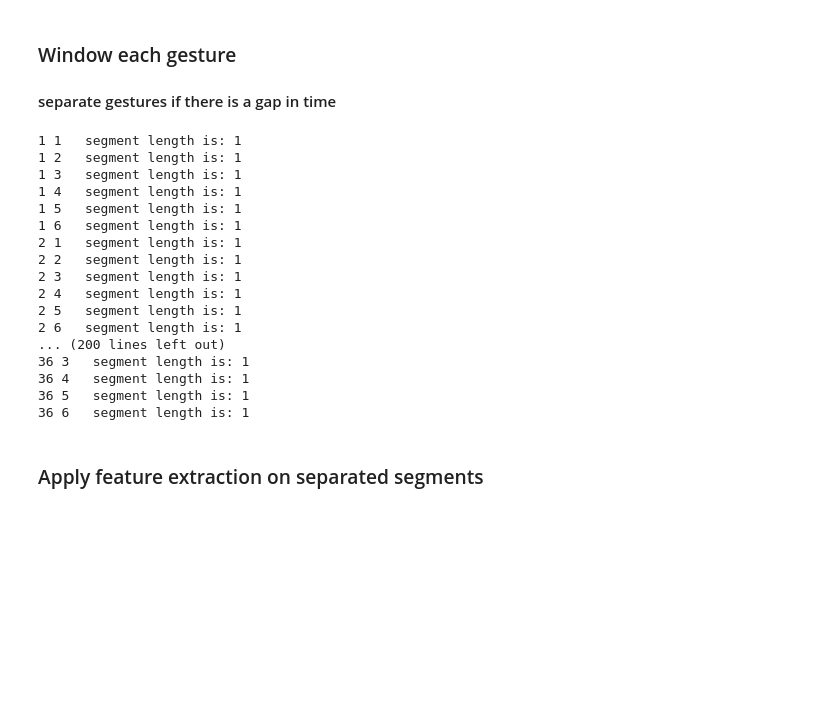
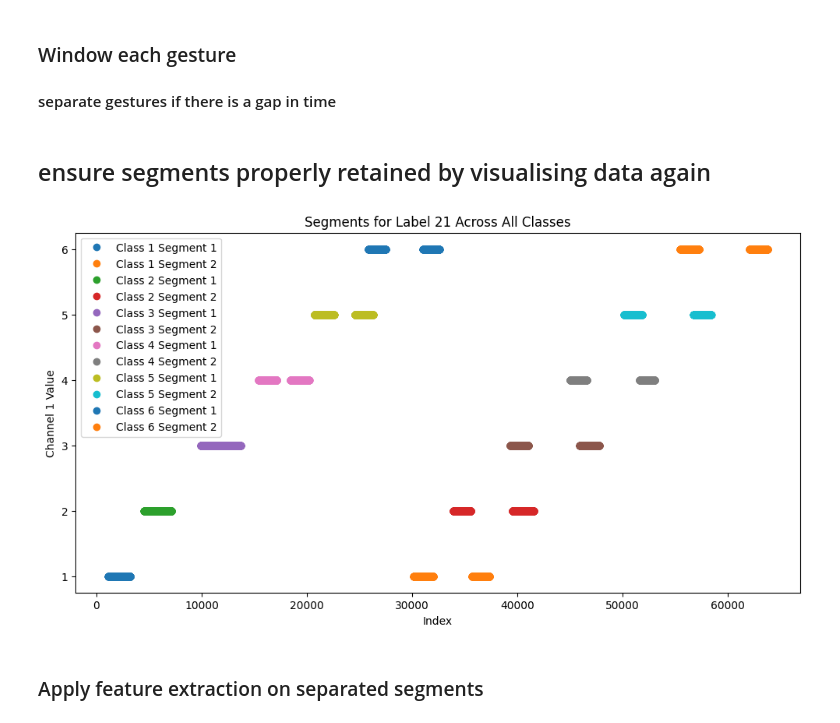
Before and after one commit to FrankDelft/ML_EE_EMG, a Jupyter notebook: main.ipynb, the cells around one changed output. Saved outputs shown, nothing was run; the diff lists cells and outputs as text; code cells hidden in the pictures; blank space fills up the shorter version.

```diff
--- a/main.ipynb
+++ b/main.ipynb
@@ -261,7 +264,7 @@ subset
 data_dict = {}
 
 # Define the time gap threshold (adjust as needed)
-time_gap_threshold = 60000  # Example threshold
+time_gap_threshold = 15000  # Example threshold
 
 # Loop through each label (subject)
 for label in range(1,37):
@@ -295,30 +298,36 @@ for label in range(1,37):
             print(label, class_value,"  segment length is:",len(segments))
         # Save the segments in the dictionary with the label and class as the key
         # Drop the 'time' column from each segment
-        segments = [segment.drop(columns=['time']) for segment in segments]
+        # segments = [segment.drop(columns=['time']) for segment in segments]
 
         # Save the segments in the dictionary with the label and class as the key
         data_dict[(label, class_value)] = segments
 
 # data_dict now contains the separated data for each label and class
-# %% [output]
-1 1   segment length is: 1
-1 2   segment length is: 1
-1 3   segment length is: 1
-1 4   segment length is: 1
-1 5   segment length is: 1
-1 6   segment length is: 1
-2 1   segment length is: 1
-2 2   segment length is: 1
-2 3   segment length is: 1
-2 4   segment length is: 1
-2 5   segment length is: 1
-2 6   segment length is: 1
-... (200 lines left out)
-36 3   segment length is: 1
-36 4   segment length is: 1
-36 5   segment length is: 1
-36 6   segment length is: 1
+# %% [markdown]
+## ensure segments properly retained by visualising data again
+# %%
+# Define the label and class to visualize
+label_to_visualize = 21
+
+
+
+plt.figure(figsize=(12, 6))
+
+# Iterate through each class and plot the segments
+for class_value in range(1, 7):
+    segments_to_plot = data_dict[(label_to_visualize, class_value)]
+    for i, segment in enumerate(segments_to_plot):
+        plt.plot(segment['time'], segment['class'],'o', label=f'Class {class_value} Segment {i+1}')
+
+# Customize the plot
+plt.xlabel('Index')
+plt.ylabel('Channel 1 Value')
+plt.title(f'Segments for Label {label_to_visualize} Across All Classes')
+plt.legend()
+plt.show()
+# %% [output]
+[figure, added]
 # %% [markdown]
 ### Apply feature extraction on separated segments
 # %%
```
Also changed, not shown: parts of 11 cells of this notebook.
